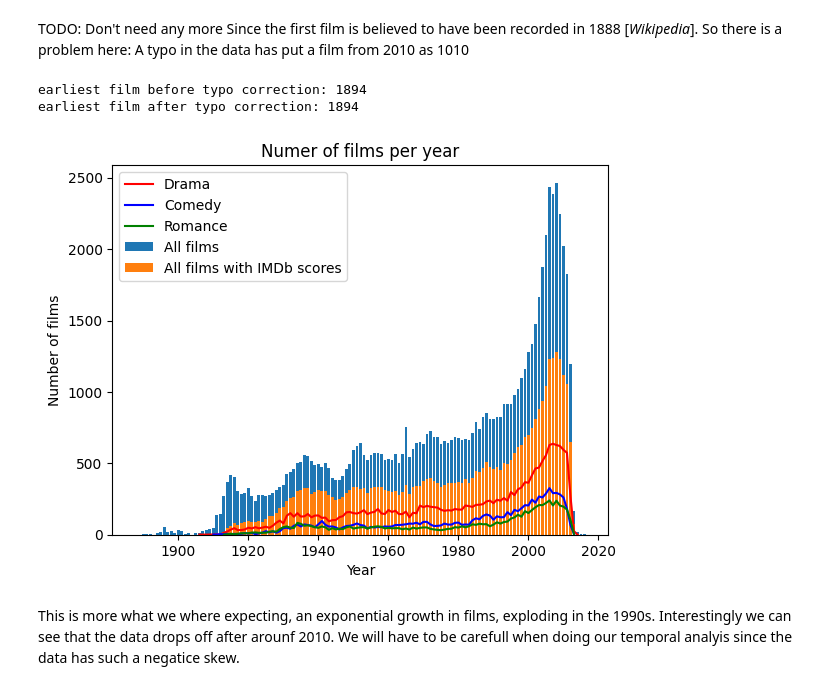
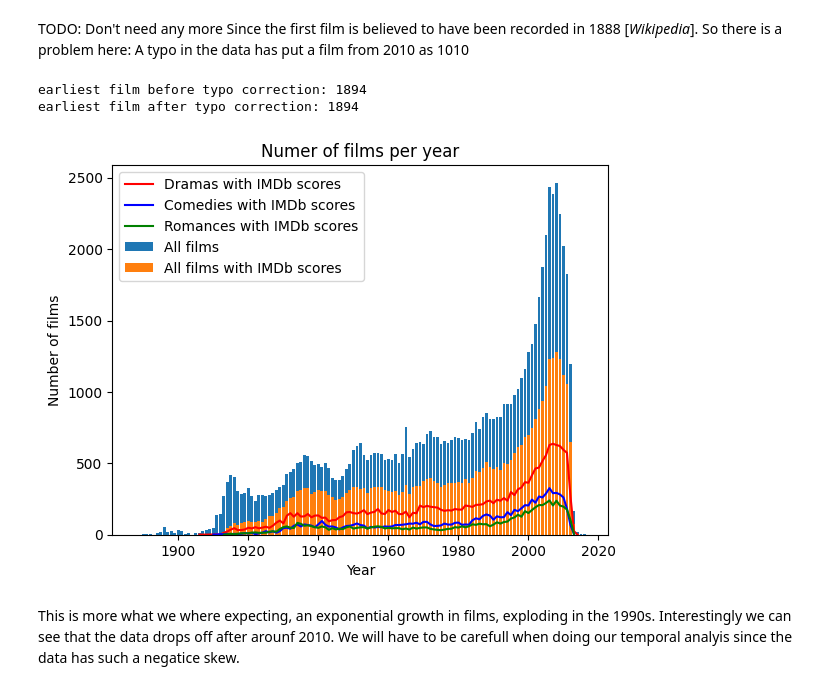
Before and after one commit to epfl-ada/ada-2023-project-dromadaire, a Jupyter notebook: P2.ipynb, the cells around one changed output. Saved outputs shown, nothing was run; the diff lists cells and outputs as text; code cells hidden in the pictures.

```diff
--- a/P2.ipynb
+++ b/P2.ipynb
@@ -164,32 +164,32 @@ Since the first film is believed to have been recorded in 1888 [_Wikipedia_]. So
 # %%
 print("earliest film before typo correction: {}" .format(movies['Movie release date'].min()))
 
 #correction TODO Don't need and change underneath
 meta_movie["Movie release date"][meta_movie["Movie release date"]==1010] = 2010
 
 print("earliest film after typo correction: {}" .format(movies['Movie release date'].min()))
 
 # Graph
 all_movie_counts = meta_movie['Wikipedia movie ID'].groupby(meta_movie['Movie release date']).count()
 movie_counts = movies['Wikipedia movie ID'].groupby(movies['Movie release date']).count()
 drama_counts = drama_films['Wikipedia movie ID'].groupby(movies['Movie release date']).count()
 comedy_counts = comedy_films['Wikipedia movie ID'].groupby(movies['Movie release date']).count()
 romance_counts = romance_films['Wikipedia movie ID'].groupby(movies['Movie release date']).count()
 
 plt.bar(all_movie_counts.index, all_movie_counts.values, label= 'All films')
 plt.bar(movie_counts.index, movie_counts.values, label= 'All films with IMDb scores')
-plt.plot(drama_counts.index, drama_counts.values, 'r-', label='Drama')
-plt.plot(comedy_counts.index, comedy_counts.values, 'b-',label = 'Comedy')
-plt.plot(romance_counts.index, romance_counts.values, 'g-', label = 'Romance')
+plt.plot(drama_counts.index, drama_counts.values, 'r-', label='Dramas with IMDb scores')
+plt.plot(comedy_counts.index, comedy_counts.values, 'b-',label = 'Comedies with IMDb scores')
+plt.plot(romance_counts.index, romance_counts.values, 'g-', label = 'Romances with IMDb scores')
 
 plt.title('Numer of films per year')
 plt.xlabel('Year')
 plt.ylabel('Number of films')
 plt.legend()
 plt.show()
 # %% [output]
 earliest film before typo correction: 1894
 earliest film after typo correction: 1894
-[figure, old version]
+[figure, new version]
 # %% [markdown]
 This is more what we where expecting, an exponential growth in films, exploding in the 1990s. Interestingly we can see that the data drops off after arounf 2010. We will have to be carefull when doing our temporal analyis since the data has such a negatice skew.
```
